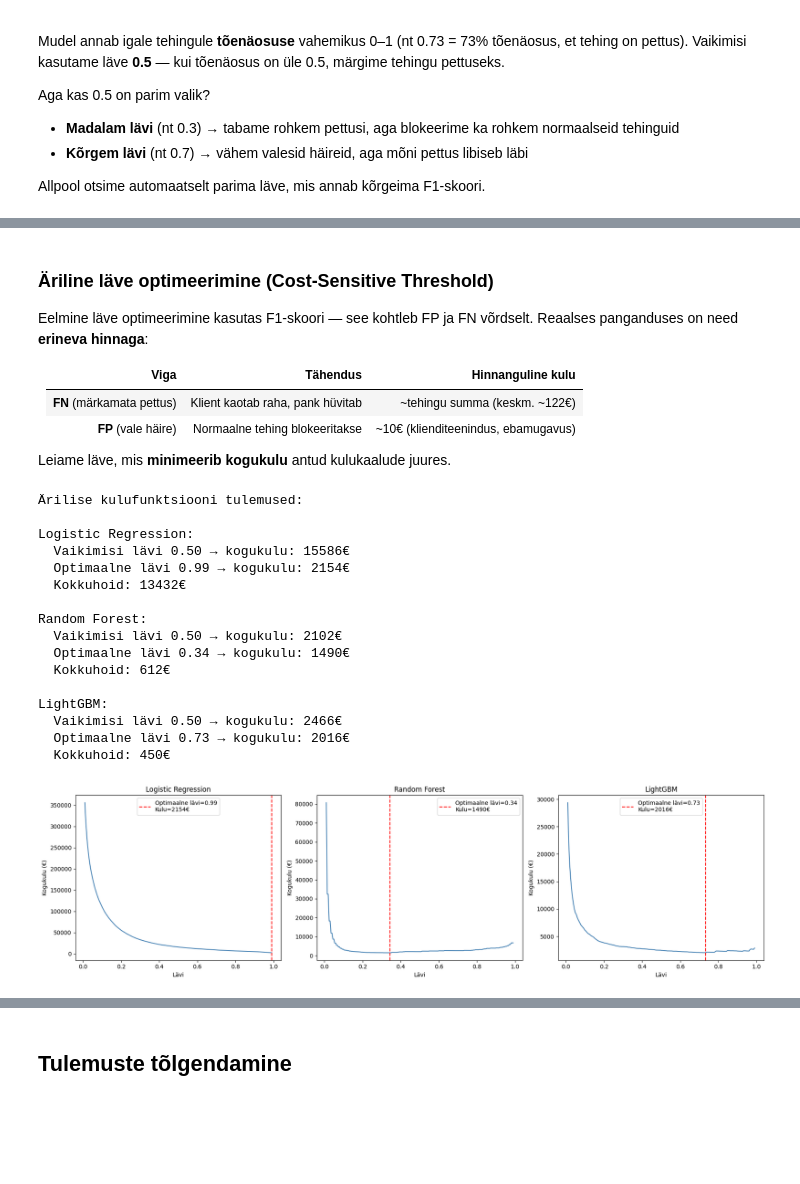
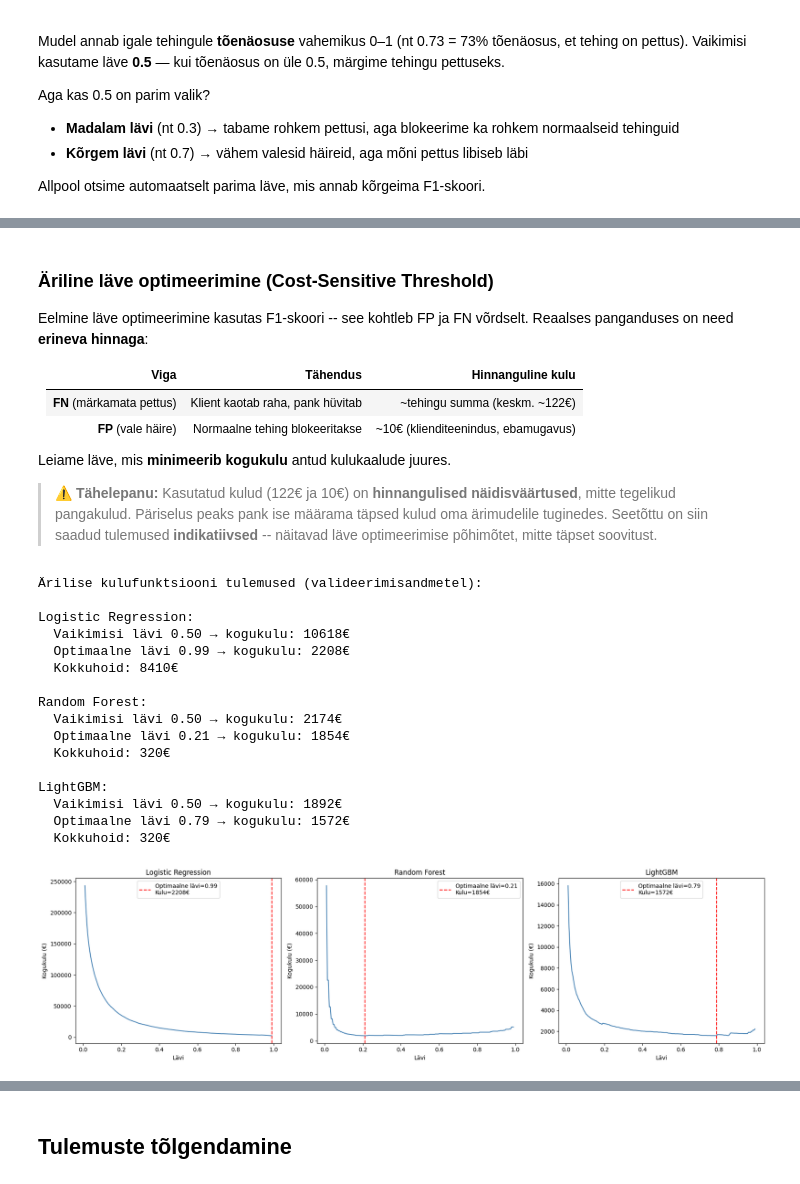
Before and after one commit to sergeierbin/creditcard-fraud-detection, a Jupyter notebook: notebook.ipynb, the cells around one changed output, grey strips where cells are left out. Drawn from its saved outputs; the diff is of its cells as text; code cells hidden in the pictures; blank space fills up the shorter version.

```diff
--- a/notebook.ipynb
+++ b/notebook.ipynb
@@ -679,10 +677,18 @@ Tegemist on klassifitseerimisülesandega, seega kasutame järgmisi meetrikaid:
 # %%
 from sklearn.metrics import accuracy_score, precision_score, recall_score, f1_score, average_precision_score
 
+# Ennustused testandmetel — lõplik hindamine
 mudelid = {
     'Logistic Regression': (y_pred_lr,   y_prob_lr),
     'Random Forest':       (y_pred_rf,   y_prob_rf),
     'LightGBM':            (y_pred_lgbm, y_prob_lgbm),
+}
+
+# Ennustused valideerimisandmetel — läve optimeerimiseks
+mudelid_val = {
+    'Logistic Regression': (lr.predict(X_val),   lr.predict_proba(X_val)[:, 1]),
+    'Random Forest':       (rf.predict(X_val),   rf.predict_proba(X_val)[:, 1]),
+    'LightGBM':            (lgbm.predict(X_val), lgbm.predict_proba(X_val)[:, 1]),
 }
 
 tulemused = []
@@ -869,8 +875,8 @@ fig, axes = plt.subplots(1, 3, figsize=(18, 5))
 
 laevad_optimaalsed = {}
 
-for ax, (nimi, (_, y_prob)) in zip(axes, mudelid.items()):
-    precision_arr, recall_arr, thresholds = precision_recall_curve(y_test, y_prob)
+for ax, (nimi, (_, y_prob)) in zip(axes, mudelid_val.items()):
+    precision_arr, recall_arr, thresholds = precision_recall_curve(y_val, y_prob)
     f1_arr = 2 * (precision_arr[:-1] * recall_arr[:-1]) / (precision_arr[:-1] + recall_arr[:-1] + 1e-9)
     opt_idx = np.argmax(f1_arr)
     opt_threshold = thresholds[opt_idx]
@@ -887,10 +893,10 @@ for ax, (nimi, (_, y_prob)) in zip(axes, mudelid.items()):
 plt.tight_layout()
 plt.show()
 
-print("\nOptimaalse läve tulemused (F1 järgi):")
+print("\nOptimaalse läve tulemused (F1 järgi, valideerimisandmetel):")
 for nimi, laev in laevad_optimaalsed.items():
-    y_prob = mudelid[nimi][1]
+    y_prob = mudelid_val[nimi][1]
     y_pred_opt = (y_prob >= laev).astype(int)
     print(f"\n{nimi} (lävi={laev:.2f}):")
-    print(classification_report(y_test, y_pred_opt, target_names=['Normaalne', 'Pettus']))
+    print(classification_report(y_val, y_pred_opt, target_names=['Normaalne', 'Pettus']))
 # %% [output]
@@ -931,7 +945,7 @@ Iga graafik näitab, mis juhtub kui muudame otsustusläve (0 = kõik tehingud m
 # %% [markdown]
 ### Äriline läve optimeerimine (Cost-Sensitive Threshold)
 
-Eelmine läve optimeerimine kasutas F1-skoori — see kohtleb FP ja FN võrdselt. Reaalses panganduses on need **erineva hinnaga**:
+Eelmine läve optimeerimine kasutas F1-skoori -- see kohtleb FP ja FN võrdselt. Reaalses panganduses on need **erineva hinnaga**:
 
 | Viga | Tähendus | Hinnanguline kulu |
 |------|----------|-------------------|
@@ -939,68 +953,69 @@ Eelmine läve optimeerimine kasutas F1-skoori — see kohtleb FP ja FN võrdselt
 | **FP** (vale häire) | Normaalne tehing blokeeritakse | ~10€ (klienditeenindus, ebamugavus) |
 
 Leiame läve, mis **minimeerib kogukulu** antud kulukaalude juures.
+
+> ⚠️ **Tähelepanu:** Kasutatud kulud (122€ ja 10€) on **hinnangulised näidisväärtused**, mitte tegelikud pangakulud. Päriselus peaks pank ise määrama täpsed kulud oma ärimudelile tuginedes. Seetõttu on siin saadud tulemused **indikatiivsed** -- näitavad läve optimeerimise põhimõtet, mitte täpset soovitust.
 # %%
 from sklearn.metrics import confusion_matrix
 
 KULU_FN = 122  # märkamata pettuse kulu (€)
 KULU_FP = 10   # vale häire kulu (€)
 
-fig, axes = plt.subplots(1, len(mudelid), figsize=(18, 5))
+fig, axes = plt.subplots(1, len(mudelid_val), figsize=(18, 5))
 
-print("Ärilise kulufunktsiooni tulemused:\n")
+print("Ärilise kulufunktsiooni tulemused (valideerimisandmetel):\n")
 
-for ax, (nimi, (_, y_prob)) in zip(axes, mudelid.items()):
+for ax, (nimi, (_, y_prob)) in zip(axes, mudelid_val.items()):
     thresholds = np.linspace(0.01, 0.99, 200)
     kulud = []
 
     for t in thresholds:
         y_pred_t = (y_prob >= t).astype(int)
-        tn, fp, fn, tp = confusion_matrix(y_test, y_pred_t).ravel()
+        tn, fp, fn, tp = confusion_matrix(y_val, y_pred_t).ravel()
         kogukulu = fn * KULU_FN + fp * KULU_FP
         kulud.append(kogukulu)
 
     opt_idx  = np.argmin(kulud)
     opt_laev = thresholds[opt_idx]
     min_kulu = kulud[opt_idx]
 
     ax.plot(thresholds, kulud, color='steelblue')
     ax.axvline(opt_laev, color='red', linestyle='--',
                label=f'Optimaalne lävi={opt_laev:.2f}\nKulu={min_kulu:.0f}€')
     ax.set_title(nimi)
     ax.set_xlabel('Lävi')
     ax.set_ylabel('Kogukulu (€)')
     ax.legend()
 
-    # Võrdlus vaikimisi lävega 0.5
     y_pred_05 = (y_prob >= 0.5).astype(int)
-    tn, fp, fn, tp = confusion_matrix(y_test, y_pred_05).ravel()
+    tn, fp, fn, tp = confusion_matrix(y_val, y_pred_05).ravel()
     kulu_05 = fn * KULU_FN + fp * KULU_FP
 
     print(f"{nimi}:")
     print(f"  Vaikimisi lävi 0.50 → kogukulu: {kulu_05:.0f}€")
     print(f"  Optimaalne lävi {opt_laev:.2f} → kogukulu: {min_kulu:.0f}€")
     print(f"  Kokkuhoid: {kulu_05 - min_kulu:.0f}€\n")
 
 plt.tight_layout()
 plt.show()
 # %% [output]
-Ärilise kulufunktsiooni tulemused:
+Ärilise kulufunktsiooni tulemused (valideerimisandmetel):
 
 Logistic Regression:
-  Vaikimisi lävi 0.50 → kogukulu: 15586€
-  Optimaalne lävi 0.99 → kogukulu: 2154€
-  Kokkuhoid: 13432€
+  Vaikimisi lävi 0.50 → kogukulu: 10618€
+  Optimaalne lävi 0.99 → kogukulu: 2208€
+  Kokkuhoid: 8410€
 
 Random Forest:
-  Vaikimisi lävi 0.50 → kogukulu: 2102€
-  Optimaalne lävi 0.34 → kogukulu: 1490€
-  Kokkuhoid: 612€
+  Vaikimisi lävi 0.50 → kogukulu: 2174€
+  Optimaalne lävi 0.21 → kogukulu: 1854€
+  Kokkuhoid: 320€
 
 LightGBM:
-  Vaikimisi lävi 0.50 → kogukulu: 2466€
-  Optimaalne lävi 0.73 → kogukulu: 2016€
-  Kokkuhoid: 450€
+  Vaikimisi lävi 0.50 → kogukulu: 1892€
+  Optimaalne lävi 0.79 → kogukulu: 1572€
+  Kokkuhoid: 320€
-[figure, old version]
+[figure, new version]
 # %% [markdown]
 **Ärilise kulufunktsiooni lugemine:**
 
```
Also changed, not shown: parts of 32 cells of this notebook, 4 other files.
